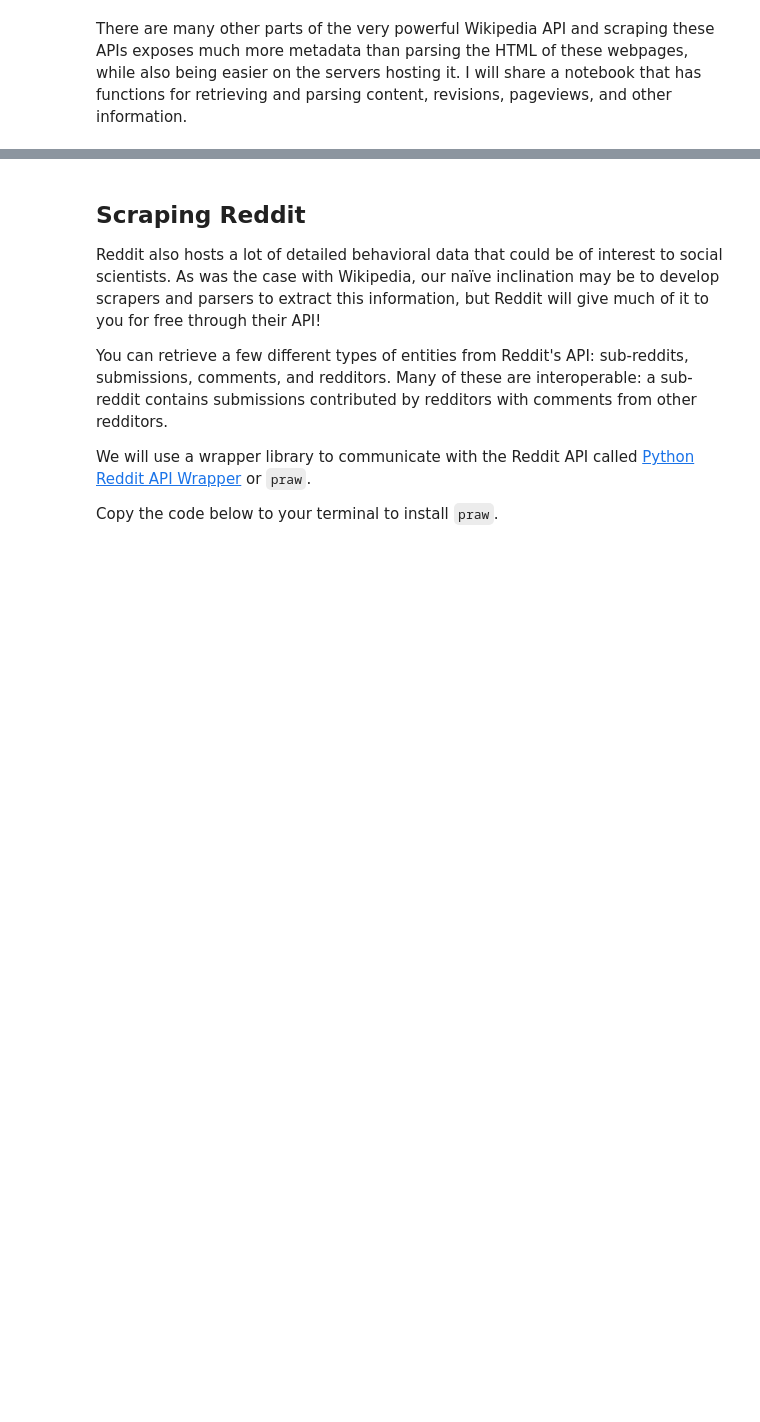
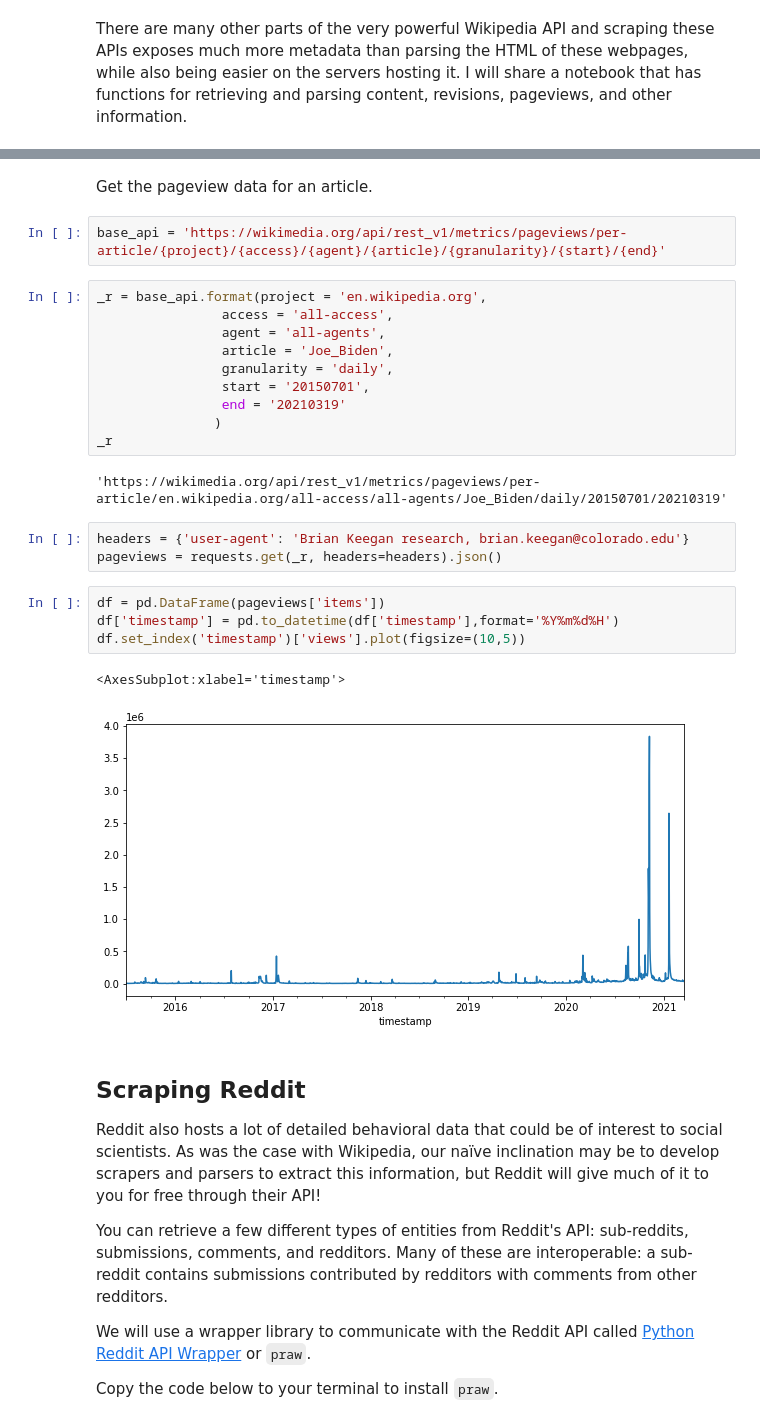
Before and after one commit to CU-ITSS/Web-Data-Scraping-S2021, a Jupyter notebook: Class 04 - Scraping APIs/Class 04 - Scraping Wikipedia and Reddit.ipynb, the cells around one changed output, grey strips where cells are left out. Saved outputs shown, nothing was run; the diff lists cells and outputs as text; blank space fills up the shorter version.

```diff
--- a/Class 04 - Scraping APIs/Class 04 - Scraping Wikipedia and Reddit.ipynb
+++ b/Class 04 - Scraping APIs/Class 04 - Scraping Wikipedia and Reddit.ipynb
@@ -389,3 +608,29 @@ There are many other parts of the very powerful Wikipedia API and scraping these
+# %% [markdown]
+Get the pageview data for an article.
+# %%
+base_api = 'https://wikimedia.org/api/rest_v1/metrics/pageviews/per-article/{project}/{access}/{agent}/{article}/{granularity}/{start}/{end}'
+# %%
+_r = base_api.format(project = 'en.wikipedia.org',
+                access = 'all-access',
+                agent = 'all-agents',
+                article = 'Joe_Biden',
+                granularity = 'daily',
+                start = '20150701',
+                end = '20210319'
+               )
+_r
+# %% [output]
+'https://wikimedia.org/api/rest_v1/metrics/pageviews/per-article/en.wikipedia.org/all-access/all-agents/Joe_Biden/daily/20150701/20210319'
+# %%
+headers = {'user-agent': 'Brian Keegan research, brian.keegan@colorado.edu'}
+pageviews = requests.get(_r, headers=headers).json()
+# %%
+df = pd.DataFrame(pageviews['items'])
+df['timestamp'] = pd.to_datetime(df['timestamp'],format='%Y%m%d%H')
+df.set_index('timestamp')['views'].plot(figsize=(10,5))
+# %% [output]
+<AxesSubplot:xlabel='timestamp'>
+[figure, added]
 # %% [markdown]
 ## Scraping Reddit
 
```
Also changed, not shown: parts of 64 cells of this notebook.
